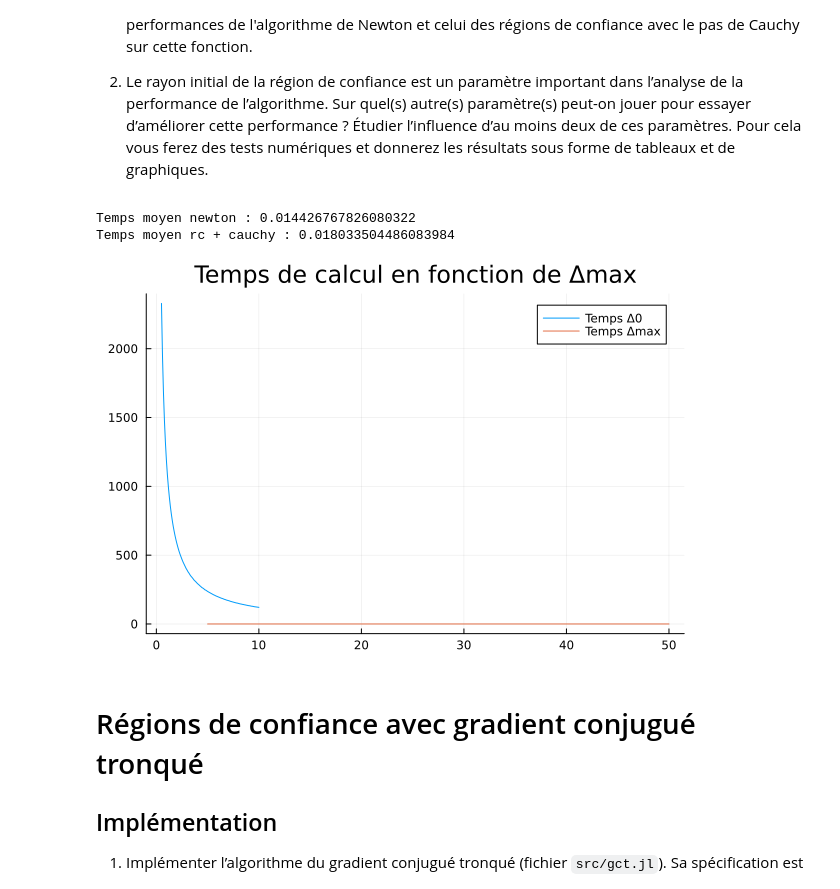
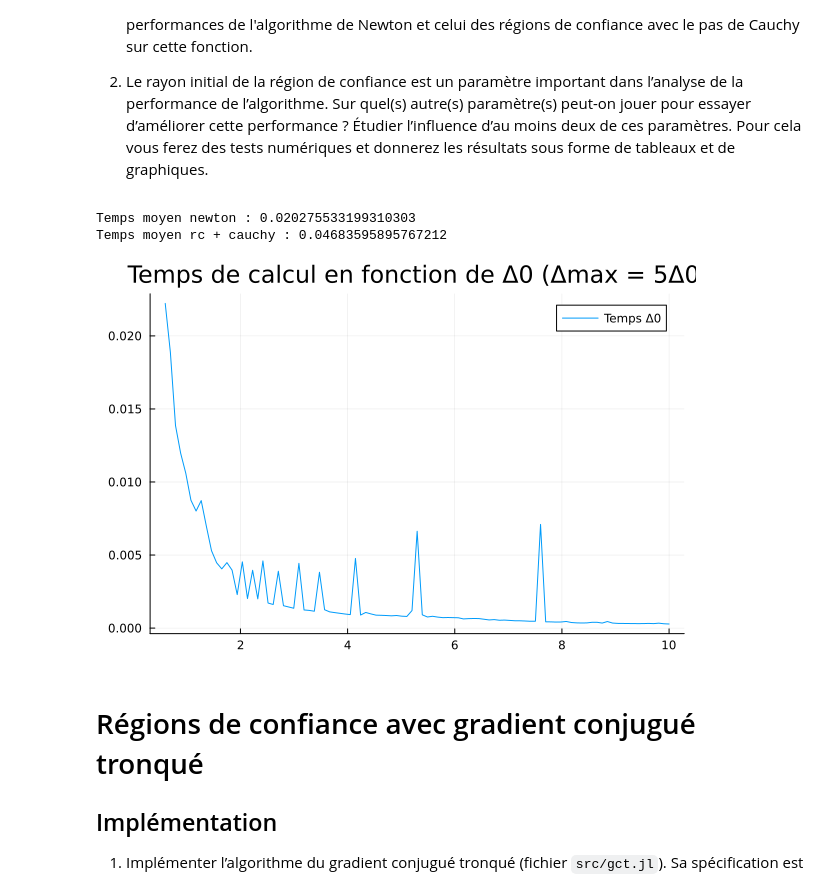
Before and after one commit to pekatour/projet-optinum, a Jupyter notebook: notebooks/regions_de_confiance.ipynb, the cells around one changed output. Drawn from its saved outputs; the diff is of its cells as text; code cells hidden in the pictures.

```diff
--- a/notebooks/regions_de_confiance.ipynb
+++ b/notebooks/regions_de_confiance.ipynb
@@ -75,48 +75,48 @@ for x0 in [pts1.x011, pts1.x012, pts2.x01, pts2.x02]
     t_rc_cauchy = vcat(t_rc_cauchy, [time()-t])
 end
 
 println("Temps moyen newton : ", sum(t_newton)/length(t_newton))
 println("Temps moyen rc + cauchy : ", sum(t_rc_cauchy)/length(t_rc_cauchy))
 
 # Newton est plus rapide que RC + Cauchy, c'est normal car Cauchy s'appuie sur l'approximation de f1 en une fonction quadratique et ici elle estr déjà quadratique
 
 ### 2 ###
 # Pour influencer la vitesse de convergence on peut aussi changer γ1, γ2, η1, η2 pour changer différemment la modification de la région de confiance
 # En particulier cela peut dépendre de la fonction étudiée
 
 t_Δ0 = []
 t_Δmax = []
-x0 = [10000,2,2]
+x0 = [10000,1000,2]
 erreur = false
 _ = regions_de_confiance(fct1, grad_fct1, hess_fct1, x0, Δ0 = 0.5, algo_pas = "cauchy")
 val_Δ0 = range(0.5,10,100)
 val_Δmax = range(5,50,100)
 for Δ0 in val_Δ0
     t = time()
-    _, _, flag, nb_iters, _ = regions_de_confiance(fct1, grad_fct1, hess_fct1, x0, Δ0 = Δ0, Δmax = Δ0*10 , algo_pas = "cauchy")
+    _, _, flag, nb_iters, _ = regions_de_confiance(fct1, grad_fct1, hess_fct1, x0, Δ0 = Δ0, Δmax = Δ0*5 , algo_pas = "cauchy")
     if flag == 3
         erreur = true
     end
-    t_Δ0 = vcat(t_Δ0, [nb_iters])
+    t_Δ0 = vcat(t_Δ0, [time()-t])
 end
-for Δmax in val_Δmax
-    t = time()
-    _, _, flag, nb_iters, _ = regions_de_confiance(fct1, grad_fct1, hess_fct1, x0, Δmax = Δmax, algo_pas = "cauchy")
-    if flag == 3
-        erreur = true
-    end
-    t_Δmax = vcat(t_Δmax, [time()-t])
-end
+#for Δmax in val_Δmax
+#    t = time()
+#    _, _, flag, nb_iters, _ = regions_de_confiance(fct1, grad_fct1, hess_fct1, x0, Δmax = Δmax, algo_pas = "cauchy")
+#    if flag == 3
+#        erreur = true
+#    end
+#    t_Δmax = vcat(t_Δmax, [time()-t])
+#end
 if erreur
     println("Non convergence")
 else
-    plot(val_Δ0, t_Δ0,label = "Temps Δ0", plot_title="Temps de calcul en fonction de Δ0")
+    plot(val_Δ0[2:1:end], t_Δ0[2:1:end],label = "Temps Δ0", plot_title="Temps de calcul en fonction de Δ0 (Δmax = 5Δ0)")
     #plot(val_Δmax, t_Δmax, label = "Temps Δmax", plot_title="Temps de calcul en fonction de Δmax")
 end
 # %% [output]
-Temps moyen newton : 0.014426767826080322
-Temps moyen rc + cauchy : 0.018033504486083984
+Temps moyen newton : 0.020275533199310303
+Temps moyen rc + cauchy : 0.04683595895767212
-[figure, old version]
+[figure, new version]
 # %% [markdown]
 # Régions de confiance avec gradient conjugué tronqué
 
```
Also changed, not shown: 1 other file.
